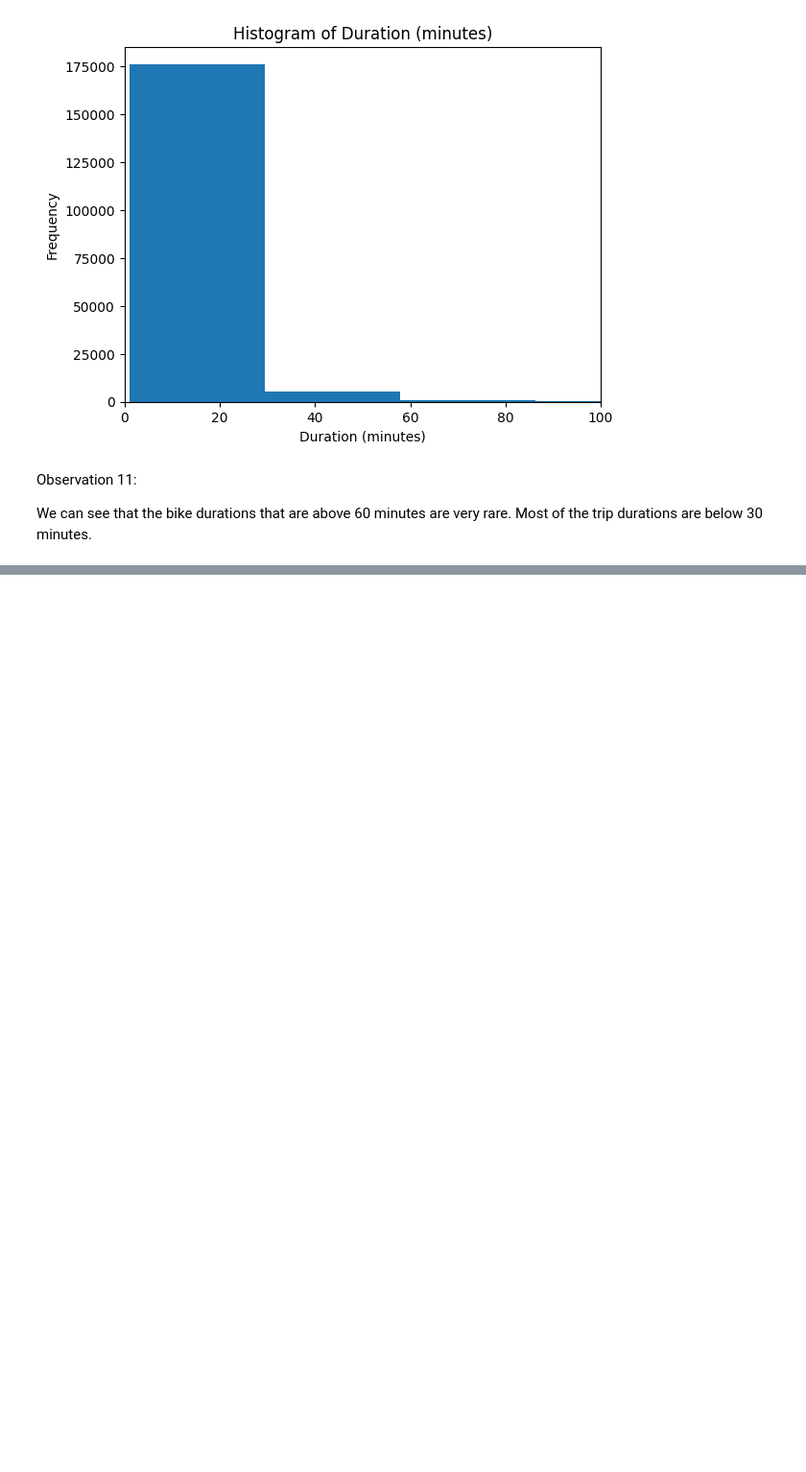
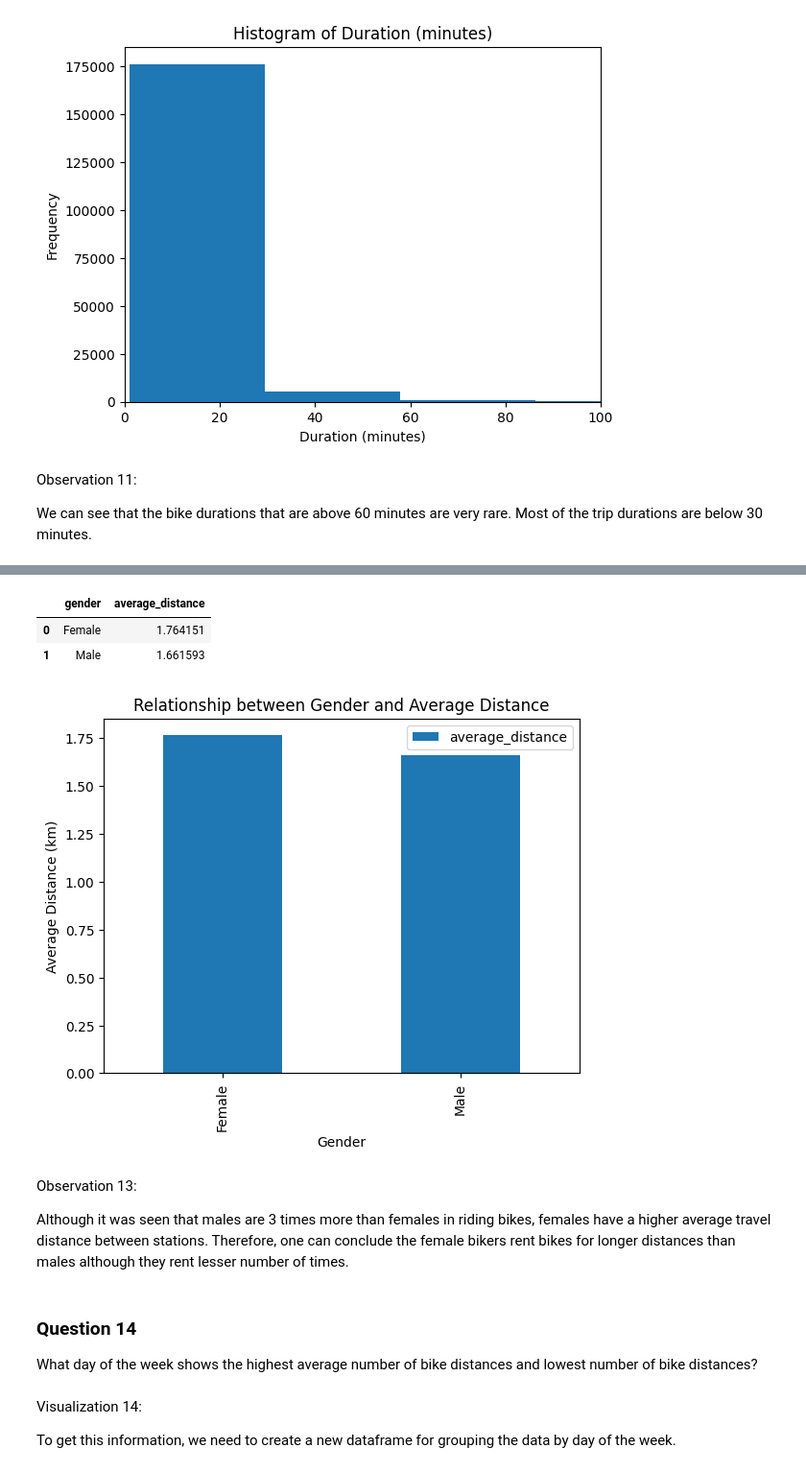
Before and after one commit to Emekadavid/fordgobike, a Jupyter notebook: fordgobike_part_1.ipynb, the cells around one changed output, grey strips where cells are left out. Shown at 96% size. Cells and saved outputs as stored; diff of their text form; code cells hidden in the pictures; blank space fills up the shorter version.

```diff
--- a/fordgobike_part_1.ipynb
+++ b/fordgobike_part_1.ipynb
@@ -559,0 +614,44 @@ We can see that the bike durations that are above 60 minutes are very rare. Most
+# %%
+# filter the rows based on whether they are males or females
+ford2 = ford[ford['member_gender'].isin(['Male', 'Female'])]
+# group the result by gender
+ford2_group = ford2.groupby("member_gender")['trip_distance'].mean()
+# convert the series to a dataframe
+ford2 = ford2_group.to_frame()
+# %%
+# make member_gender index a column and reset index
+ford2.reset_index(inplace=True)
+# %%
+# rename the columns appropriately
+ford2.rename(columns={'member_gender': 'gender', 'trip_distance': 'average_distance'}, inplace=True)
+ford2
+# %% [output]
+|  | gender | average_distance |
+| 0 | Female | 1.764151 |
+| 1 | Male | 1.661593 |
+# %%
+# plot the visualization
+# Create a bar chart to show the relationship between gender and average distance
+ford2.plot(kind='bar', x='gender', y='average_distance')
+
+# Add labels and title to the plot
+plt.title('Relationship between Gender and Average Distance')
+plt.xlabel('Gender')
+plt.ylabel('Average Distance (km)')
+
+# Show the plot
+plt.show()
+# %% [output]
+[figure, added]
+# %% [markdown]
+Observation 13:
+
+Although it was seen that males are 3 times more than females in riding bikes, females have a higher average travel distance between stations. Therefore, one can conclude the female bikers rent bikes for longer distances than males although they rent lesser number of times.
+# %% [markdown]
+### Question 14
+
+What day of the week shows the highest average number of bike distances and lowest number of bike distances?
+# %% [markdown]
+Visualization 14:
+
+To get this information, we need to create a new dataframe for grouping the data by day of the week.
```
Also changed, not shown: parts of 24 cells of this notebook, 1 other file.
